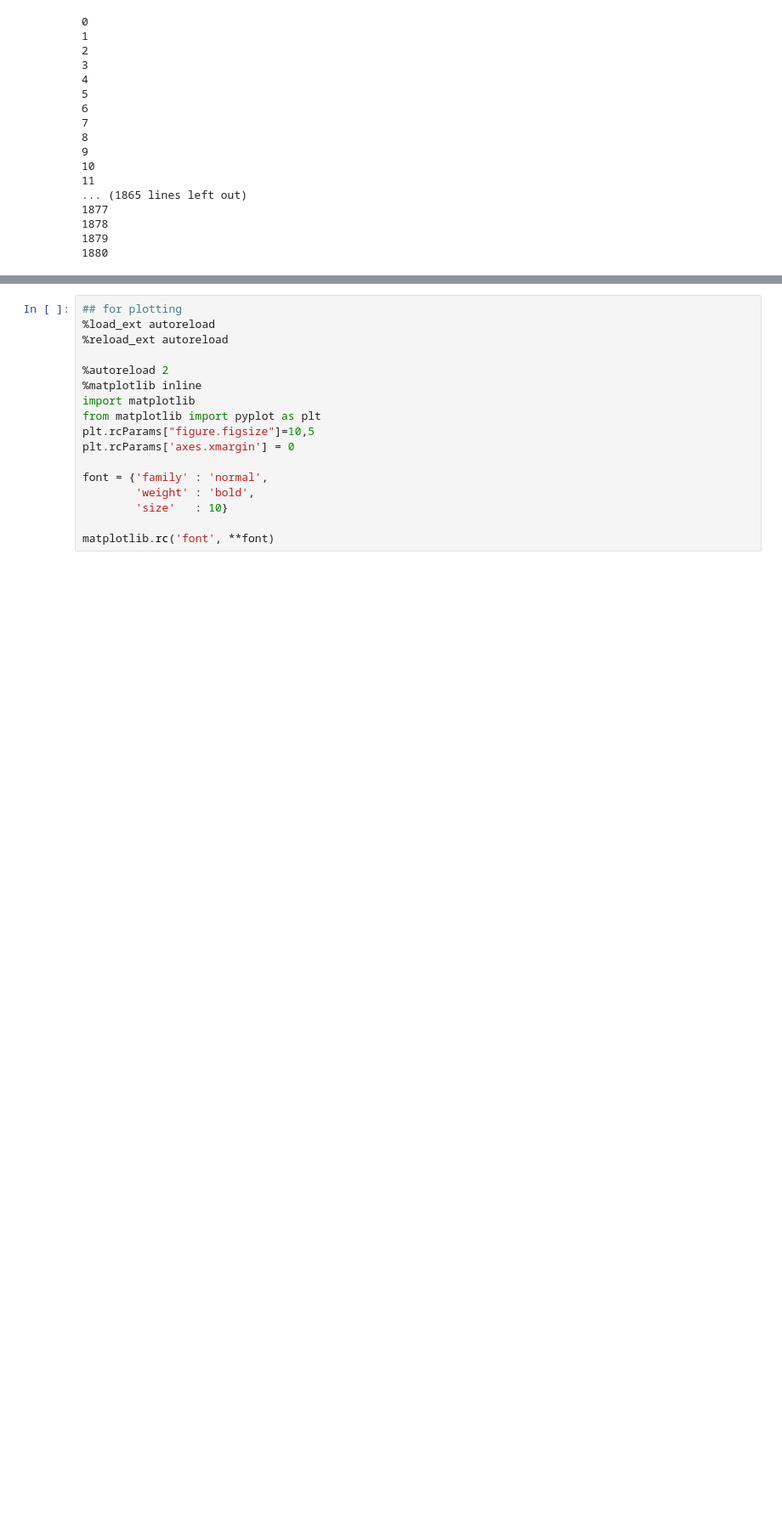
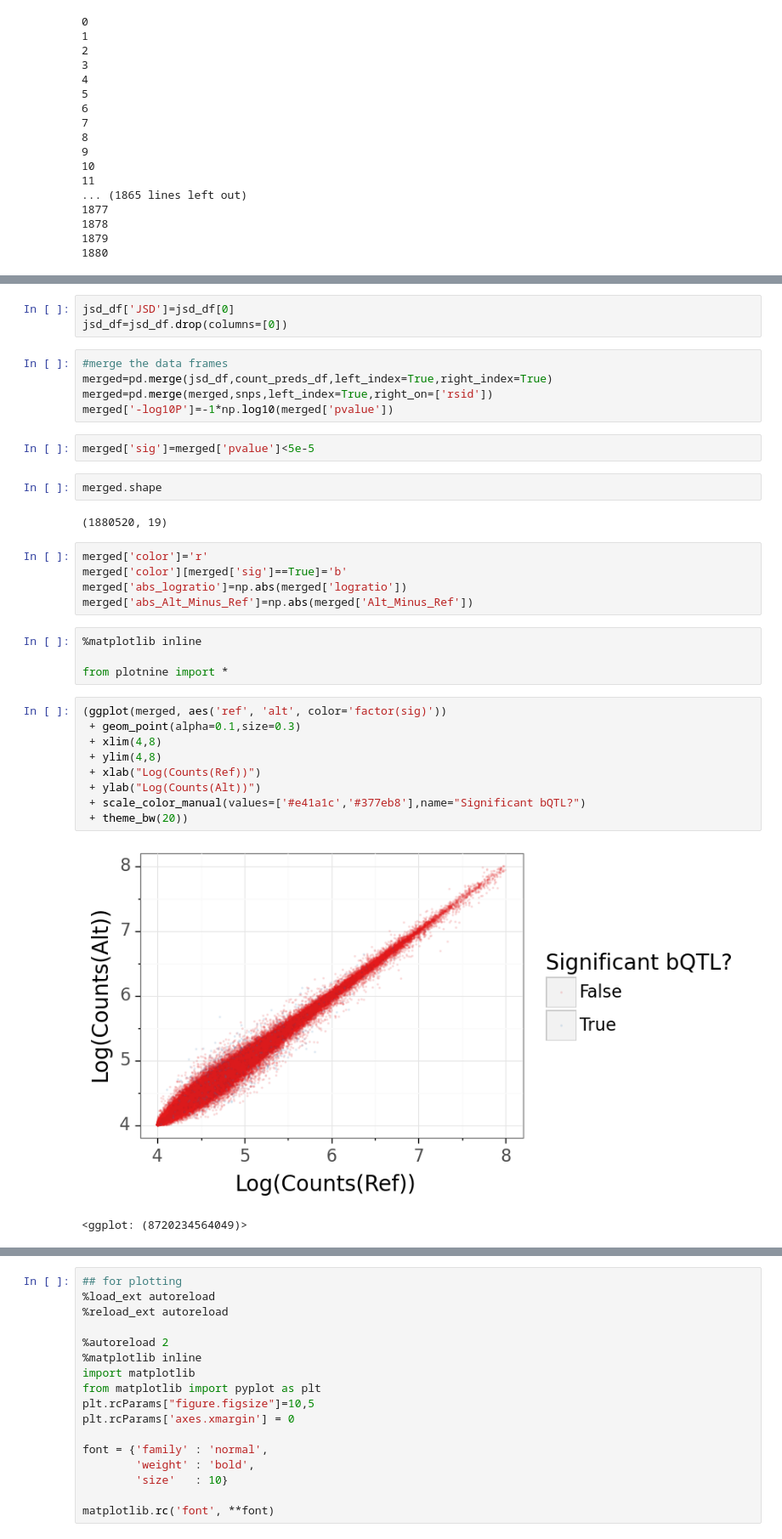
Before and after one commit to kundajelab/chrombpnet, a Jupyter notebook: gm12878_dnase/bQTL/score_snps_junD.ipynb, the cells around one changed output, grey strips where cells are left out. Shown at 85% size. Cells and saved outputs as stored; diff of their text form; blank space fills up the shorter version.

```diff
--- a/gm12878_dnase/bQTL/score_snps_junD.ipynb
+++ b/gm12878_dnase/bQTL/score_snps_junD.ipynb
@@ -174,0 +222,35 @@ count_preds_df.plot.scatter(x='ref',y='alt',alpha=0.5)
+# %%
+jsd_df['JSD']=jsd_df[0]
+jsd_df=jsd_df.drop(columns=[0])
+# %%
+#merge the data frames
+merged=pd.merge(jsd_df,count_preds_df,left_index=True,right_index=True)
+merged=pd.merge(merged,snps,left_index=True,right_on=['rsid'])
+merged['-log10P']=-1*np.log10(merged['pvalue'])
+# %%
+merged['sig']=merged['pvalue']<5e-5
+# %%
+merged.shape
+# %% [output]
+(1880520, 19)
+# %%
+merged['color']='r'
+merged['color'][merged['sig']==True]='b'
+merged['abs_logratio']=np.abs(merged['logratio'])
+merged['abs_Alt_Minus_Ref']=np.abs(merged['Alt_Minus_Ref'])
+# %%
+%matplotlib inline
+
+from plotnine import *
+# %%
+(ggplot(merged, aes('ref', 'alt', color='factor(sig)'))
+ + geom_point(alpha=0.1,size=0.3)
+ + xlim(4,8)
+ + ylim(4,8)
+ + xlab("Log(Counts(Ref))")
+ + ylab("Log(Counts(Alt))")
+ + scale_color_manual(values=['#e41a1c','#377eb8'],name="Significant bQTL?")
+ + theme_bw(20))
+# %% [output]
+[figure, added]
+<ggplot: (8720234564049)>
```
Also changed, not shown: parts of 36 cells of this notebook, 10 other files.
